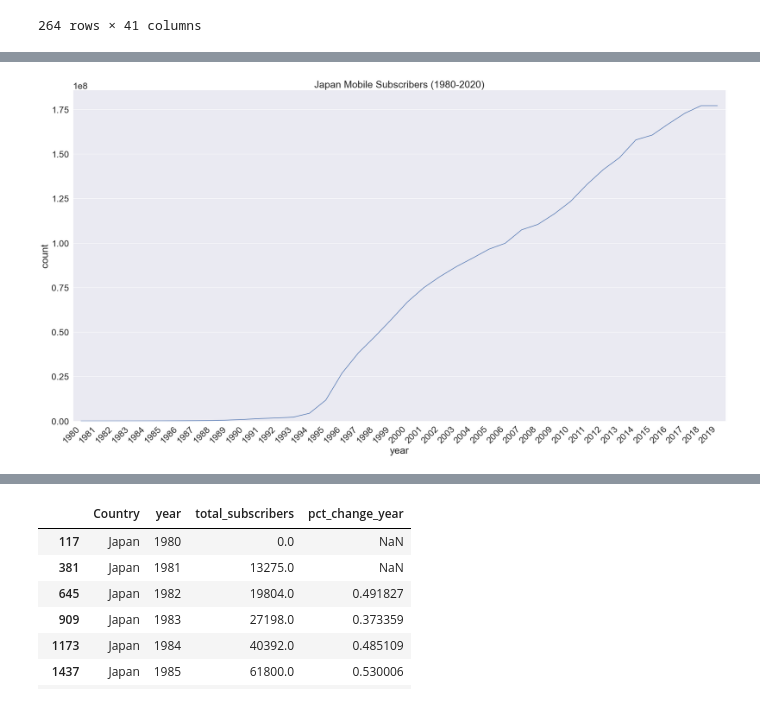
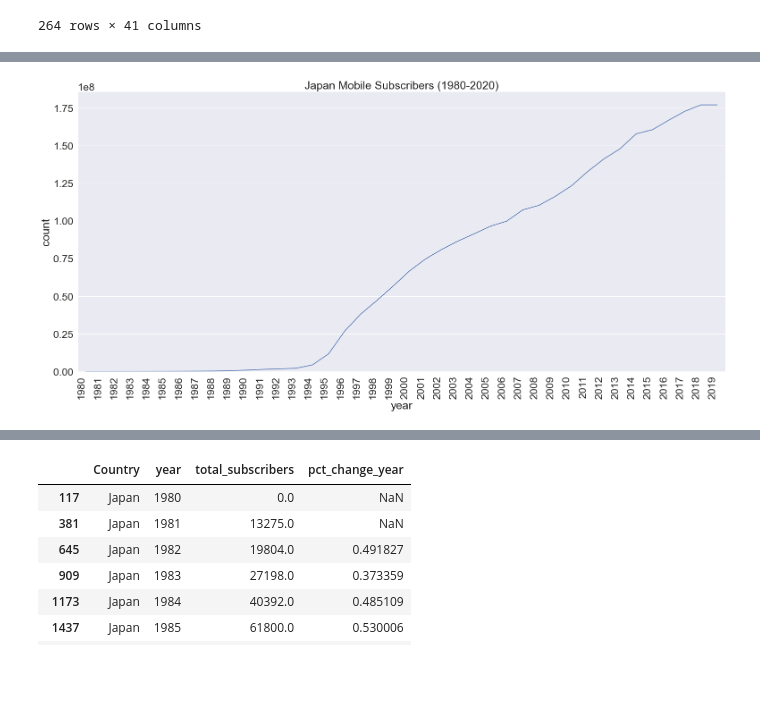
Before and after one commit to Vitz2007/mobile_cell, a Jupyter notebook: Mobile Cellular Data 2021.ipynb, the cells around one changed output, grey strips where cells are left out. Cells and saved outputs as stored; diff of their text form; code cells hidden in the pictures; blank space fills up the shorter version.

```diff
--- a/Mobile Cellular Data 2021.ipynb
+++ b/Mobile Cellular Data 2021.ipynb
@@ -143,17 +142,17 @@ sns.scatterplot(x=X5['year'], y=X5['total_subscribers'])
 jpn_mob_cell_subs = mobile_cell_subs_merge.loc[mobile_cell_subs_merge['Country'].isin(['Japan'])]
 # %%
 #Plot using Seaborn to see any outliers/anomolies
-plt.figure(figsize=(25, 14))
+plt.figure(figsize=(22, 11))
 sns.set_style('darkgrid')
 sns.set(font_scale = 2.1)
 plt.subplots_adjust(hspace = 1.5)
 jpn_subs_chart = sns.lineplot(x='year', y='total_subscribers', data=jpn_mob_cell_subs).set_title('Japan Mobile Subscribers (1980-2020)')
 ax = sns.countplot(x='year', data=jpn_mob_cell_subs)
-ax.set_xticklabels(ax.get_xticklabels(), rotation=45, ha="right")
+ax.set_xticklabels(ax.get_xticklabels(), rotation=90, ha="right")
 plt.tight_layout()
 plt.show()
 # %% [output]
-[figure, old version]
+[figure, new version]
 # %%
 #Confirm line plot flattening at the end (duplicate value for '2019')
 print(jpn_mob_cell_subs)
```
Also changed, not shown: parts of 22 cells of this notebook.
